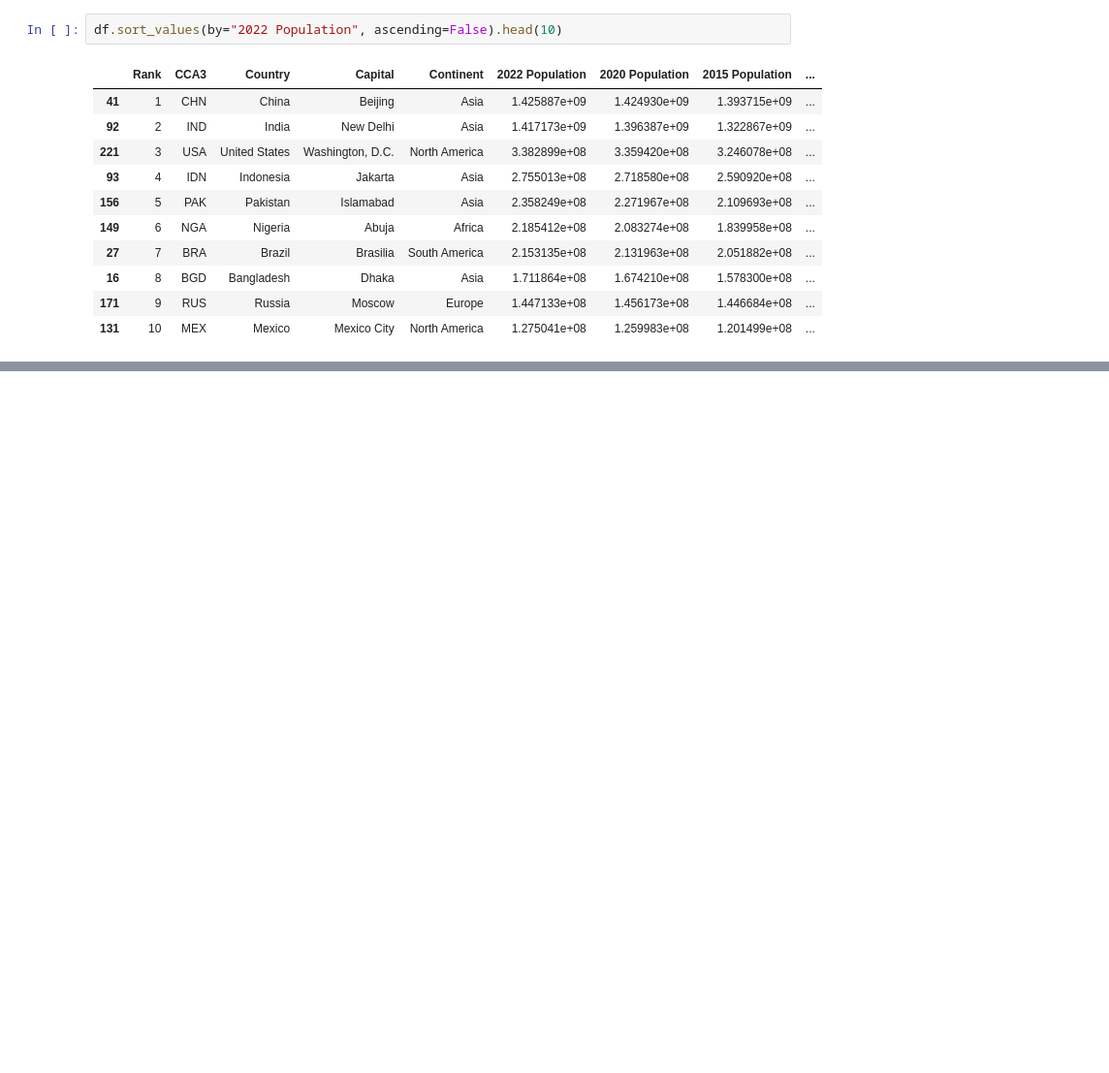
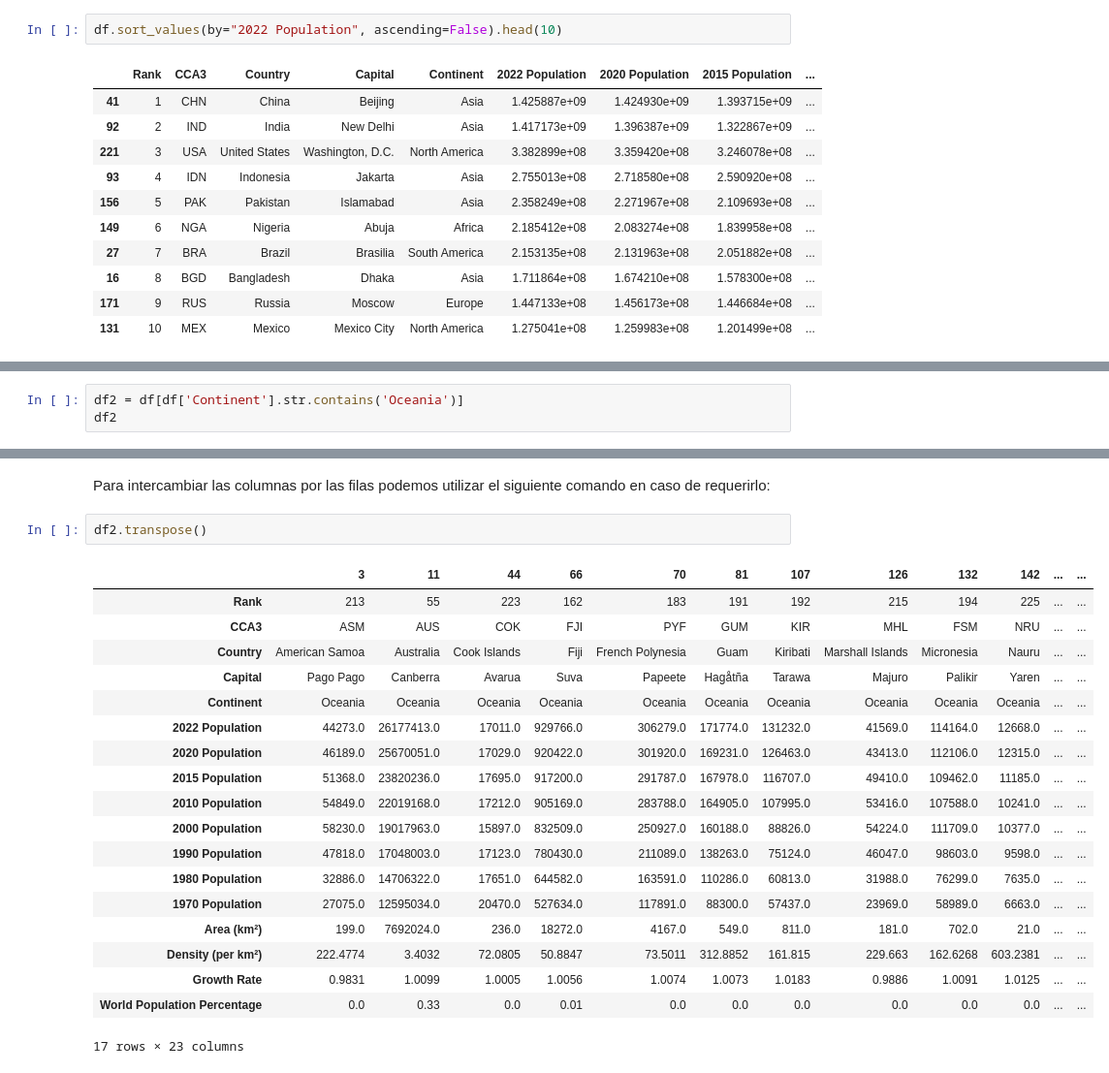
Before and after one commit to andreavazquezt/ProyectoIntegrador, a Jupyter notebook: ExploratoryDataAnalysis.ipynb, the cells around one changed output, grey strips where cells are left out. Shown at 97% size. Cells and saved outputs as stored; diff of their text form; blank space fills up the shorter version.

```diff
--- a/ExploratoryDataAnalysis.ipynb
+++ b/ExploratoryDataAnalysis.ipynb
@@ -140,0 +183,3 @@ df.sort_values(by="2022 Population", ascending=False).head(10)
+# %%
+df2 = df[df['Continent'].str.contains('Oceania')]
+df2
@@ -140,0 +204,24 @@ df.sort_values(by="2022 Population", ascending=False).head(10)
+# %% [markdown]
+Para intercambiar las columnas por las filas podemos utilizar el siguiente comando en caso de requerirlo:
+# %%
+df2.transpose()
+# %% [output]
+|  | 3 | 11 | 44 | 66 | 70 | 81 | 107 | 126 | 132 | 142 | ... | ... |
+| Rank | 213 | 55 | 223 | 162 | 183 | 191 | 192 | 215 | 194 | 225 | ... | ... |
+| CCA3 | ASM | AUS | COK | FJI | PYF | GUM | KIR | MHL | FSM | NRU | ... | ... |
+| Country | American Samoa | Australia | Cook Islands | Fiji | French Polynesia | Guam | Kiribati | Marshall Islands | Micronesia | Nauru | ... | ... |
+| Capital | Pago Pago | Canberra | Avarua | Suva | Papeete | Hagåtña | Tarawa | Majuro | Palikir | Yaren | ... | ... |
+| Continent | Oceania | Oceania | Oceania | Oceania | Oceania | Oceania | Oceania | Oceania | Oceania | Oceania | ... | ... |
+| 2022 Population | 44273.0 | 26177413.0 | 17011.0 | 929766.0 | 306279.0 | 171774.0 | 131232.0 | 41569.0 | 114164.0 | 12668.0 | ... | ... |
+| 2020 Population | 46189.0 | 25670051.0 | 17029.0 | 920422.0 | 301920.0 | 169231.0 | 126463.0 | 43413.0 | 112106.0 | 12315.0 | ... | ... |
+| 2015 Population | 51368.0 | 23820236.0 | 17695.0 | 917200.0 | 291787.0 | 167978.0 | 116707.0 | 49410.0 | 109462.0 | 11185.0 | ... | ... |
+| 2010 Population | 54849.0 | 22019168.0 | 17212.0 | 905169.0 | 283788.0 | 164905.0 | 107995.0 | 53416.0 | 107588.0 | 10241.0 | ... | ... |
+| 2000 Population | 58230.0 | 19017963.0 | 15897.0 | 832509.0 | 250927.0 | 160188.0 | 88826.0 | 54224.0 | 111709.0 | 10377.0 | ... | ... |
+| 1990 Population | 47818.0 | 17048003.0 | 17123.0 | 780430.0 | 211089.0 | 138263.0 | 75124.0 | 46047.0 | 98603.0 | 9598.0 | ... | ... |
+| 1980 Population | 32886.0 | 14706322.0 | 17651.0 | 644582.0 | 163591.0 | 110286.0 | 60813.0 | 31988.0 | 76299.0 | 7635.0 | ... | ... |
+| 1970 Population | 27075.0 | 12595034.0 | 20470.0 | 527634.0 | 117891.0 | 88300.0 | 57437.0 | 23969.0 | 58989.0 | 6663.0 | ... | ... |
+| Area (km²) | 199.0 | 7692024.0 | 236.0 | 18272.0 | 4167.0 | 549.0 | 811.0 | 181.0 | 702.0 | 21.0 | ... | ... |
+| Density (per km²) | 222.4774 | 3.4032 | 72.0805 | 50.8847 | 73.5011 | 312.8852 | 161.815 | 229.663 | 162.6268 | 603.2381 | ... | ... |
+| Growth Rate | 0.9831 | 1.0099 | 1.0005 | 1.0056 | 1.0074 | 1.0073 | 1.0183 | 0.9886 | 1.0091 | 1.0125 | ... | ... |
+| World Population Percentage | 0.0 | 0.33 | 0.0 | 0.01 | 0.0 | 0.0 | 0.0 | 0.0 | 0.0 | 0.0 | ... | ... |
+17 rows × 23 columns
```
Also changed, not shown: parts of 20 cells of this notebook.
